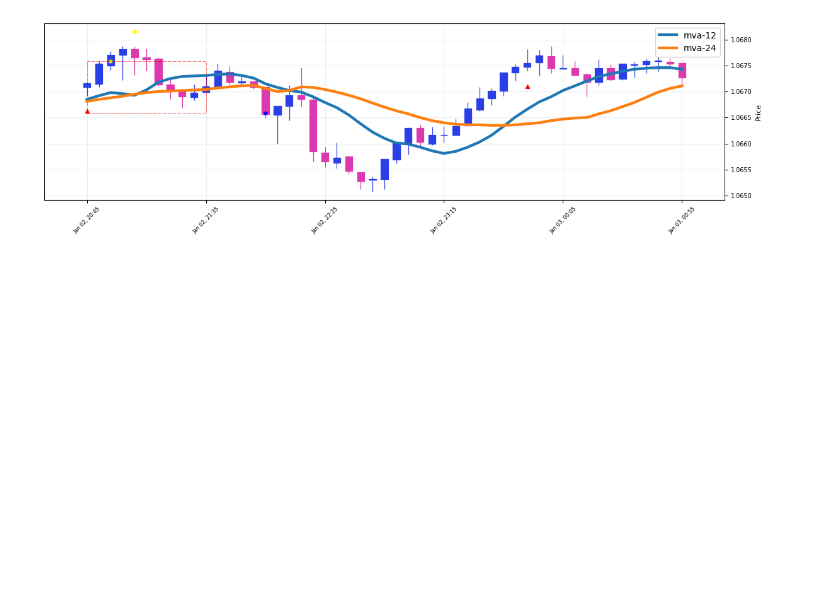
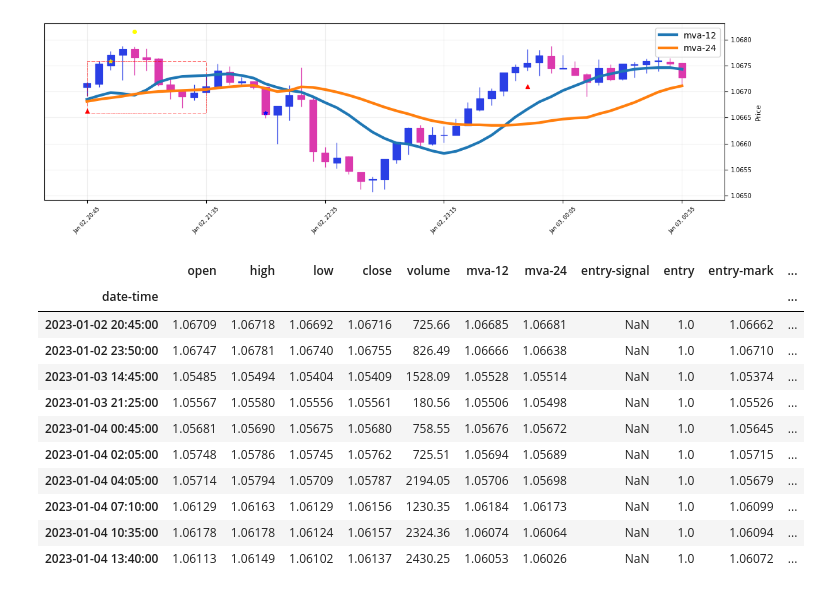
Before and after one commit to mchiuminatto/triple_barrier, a Jupyter notebook: docs/POC.ipynb, the cells around one changed output. Cells and saved outputs as stored; diff of their text form; code cells hidden in the pictures; blank space fills up the shorter version.

```diff
--- a/docs/POC.ipynb
+++ b/docs/POC.ipynb
@@ -293,3 +293,18 @@ Stop loss 1.0665900000000001
 Time barrier 2023-01-02 21:35:00
 fall here
 [figure]
+# %%
+df_entry["2023-01-02 20:45:00":].head(10)
+# %% [output]
+|  | open | high | low | close | volume | mva-12 | mva-24 | entry-signal | entry | entry-mark | ... |
+| date-time |  |  |  |  |  |  |  |  |  |  | ... |
+| 2023-01-02 20:45:00 | 1.06709 | 1.06718 | 1.06692 | 1.06716 | 725.66 | 1.06685 | 1.06681 | NaN | 1.0 | 1.06662 | ... |
+| 2023-01-02 23:50:00 | 1.06747 | 1.06781 | 1.06740 | 1.06755 | 826.49 | 1.06666 | 1.06638 | NaN | 1.0 | 1.06710 | ... |
+| 2023-01-03 14:45:00 | 1.05485 | 1.05494 | 1.05404 | 1.05409 | 1528.09 | 1.05528 | 1.05514 | NaN | 1.0 | 1.05374 | ... |
+| 2023-01-03 21:25:00 | 1.05567 | 1.05580 | 1.05556 | 1.05561 | 180.56 | 1.05506 | 1.05498 | NaN | 1.0 | 1.05526 | ... |
+| 2023-01-04 00:45:00 | 1.05681 | 1.05690 | 1.05675 | 1.05680 | 758.55 | 1.05676 | 1.05672 | NaN | 1.0 | 1.05645 | ... |
+| 2023-01-04 02:05:00 | 1.05748 | 1.05786 | 1.05745 | 1.05762 | 725.51 | 1.05694 | 1.05689 | NaN | 1.0 | 1.05715 | ... |
+| 2023-01-04 04:05:00 | 1.05714 | 1.05794 | 1.05709 | 1.05787 | 2194.05 | 1.05706 | 1.05698 | NaN | 1.0 | 1.05679 | ... |
+| 2023-01-04 07:10:00 | 1.06129 | 1.06163 | 1.06129 | 1.06156 | 1230.35 | 1.06184 | 1.06173 | NaN | 1.0 | 1.06099 | ... |
+| 2023-01-04 10:35:00 | 1.06178 | 1.06178 | 1.06124 | 1.06157 | 2324.36 | 1.06074 | 1.06064 | NaN | 1.0 | 1.06094 | ... |
+| 2023-01-04 13:40:00 | 1.06113 | 1.06149 | 1.06102 | 1.06137 | 2430.25 | 1.06053 | 1.06026 | NaN | 1.0 | 1.06072 | ... |
```
Also changed, not shown: 15 other files.
